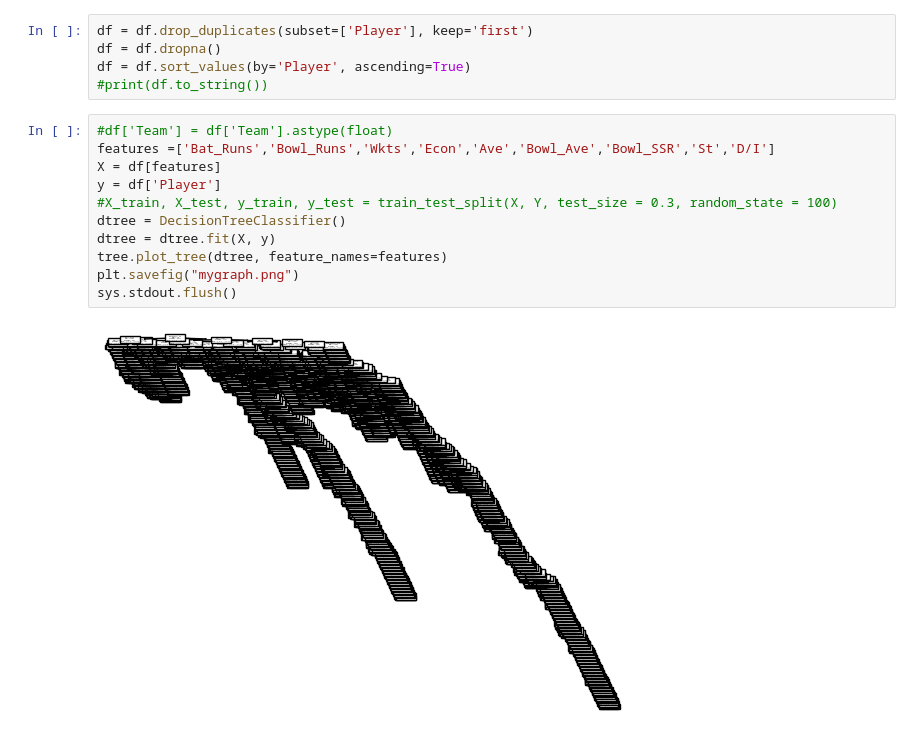
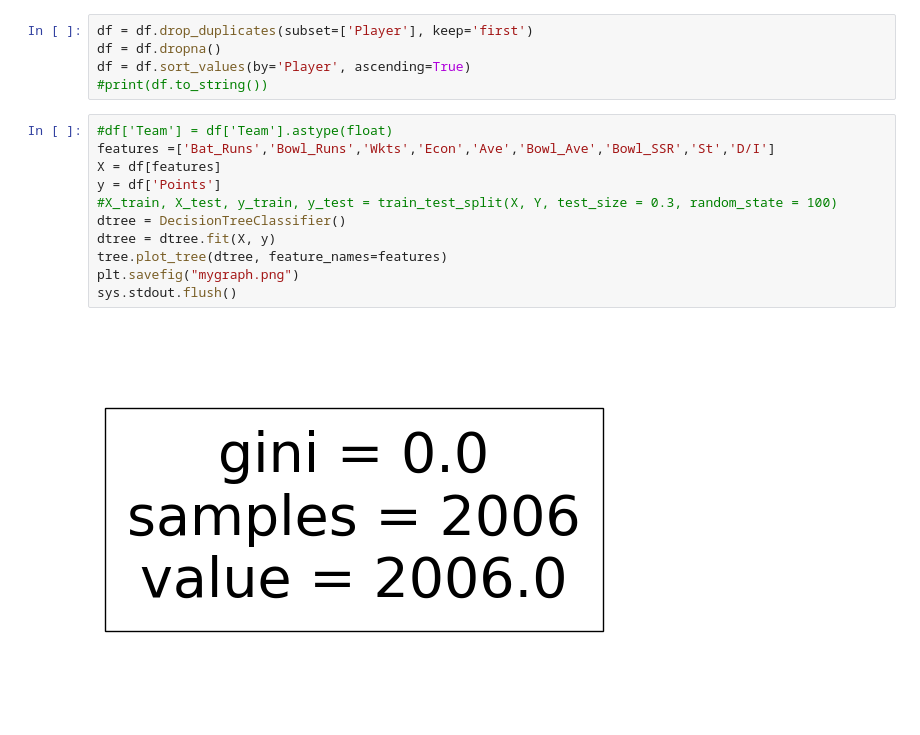
Before and after one commit to Vikaslh/Crick-stat-index-11, a Jupyter notebook: cric.ipynb, the cells around one changed output. Drawn from its saved outputs; the diff is of its cells as text.

```diff
--- a/cric.ipynb
+++ b/cric.ipynb
@@ -133,13 +146,13 @@ df = df.sort_values(by='Player', ascending=True)
 # %%
 #df['Team'] = df['Team'].astype(float)
 features =['Bat_Runs','Bowl_Runs','Wkts','Econ','Ave','Bowl_Ave','Bowl_SSR','St','D/I']
 X = df[features]
-y = df['Player']
+y = df['Points']
 #X_train, X_test, y_train, y_test = train_test_split(X, Y, test_size = 0.3, random_state = 100)
 dtree = DecisionTreeClassifier()
 dtree = dtree.fit(X, y)
 tree.plot_tree(dtree, feature_names=features)
 plt.savefig("mygraph.png")
 sys.stdout.flush()
 # %% [output]
-[figure, old version]
+[figure, new version]
```
Also changed, not shown: parts of 5 cells of this notebook, 1 other file.
